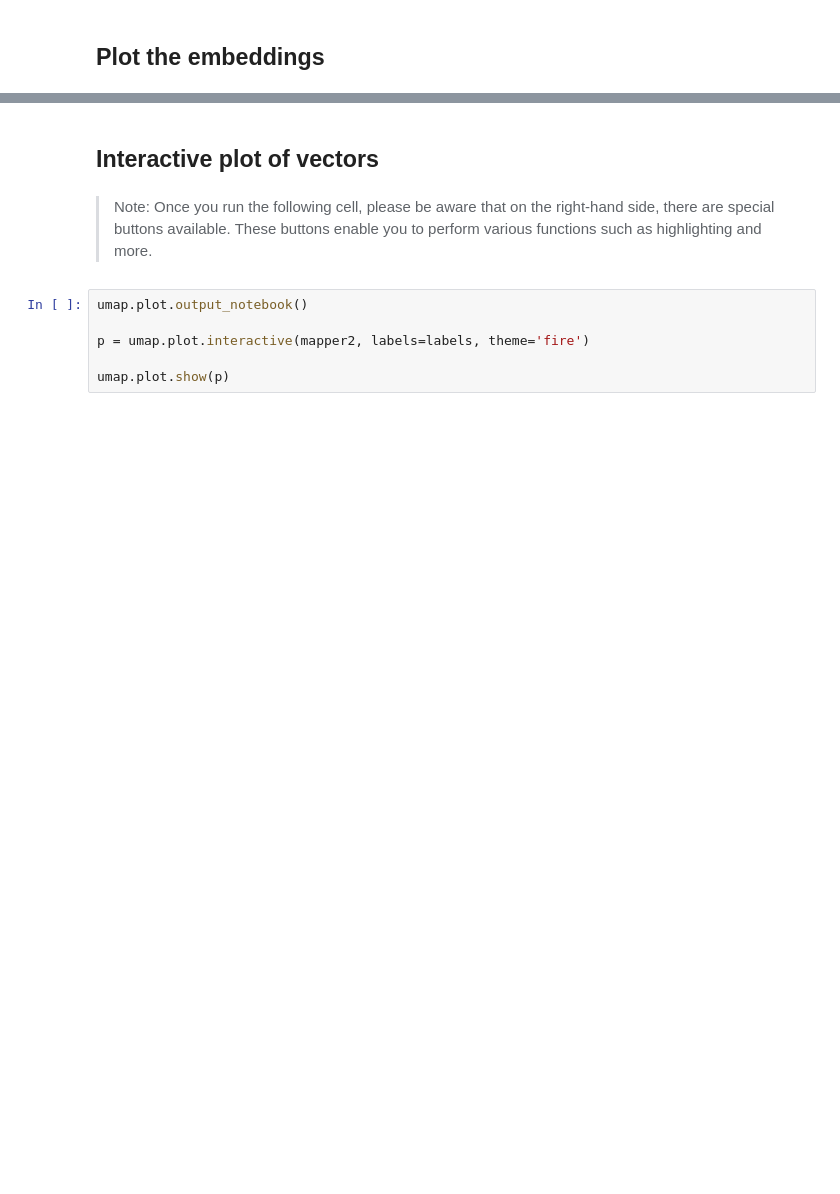
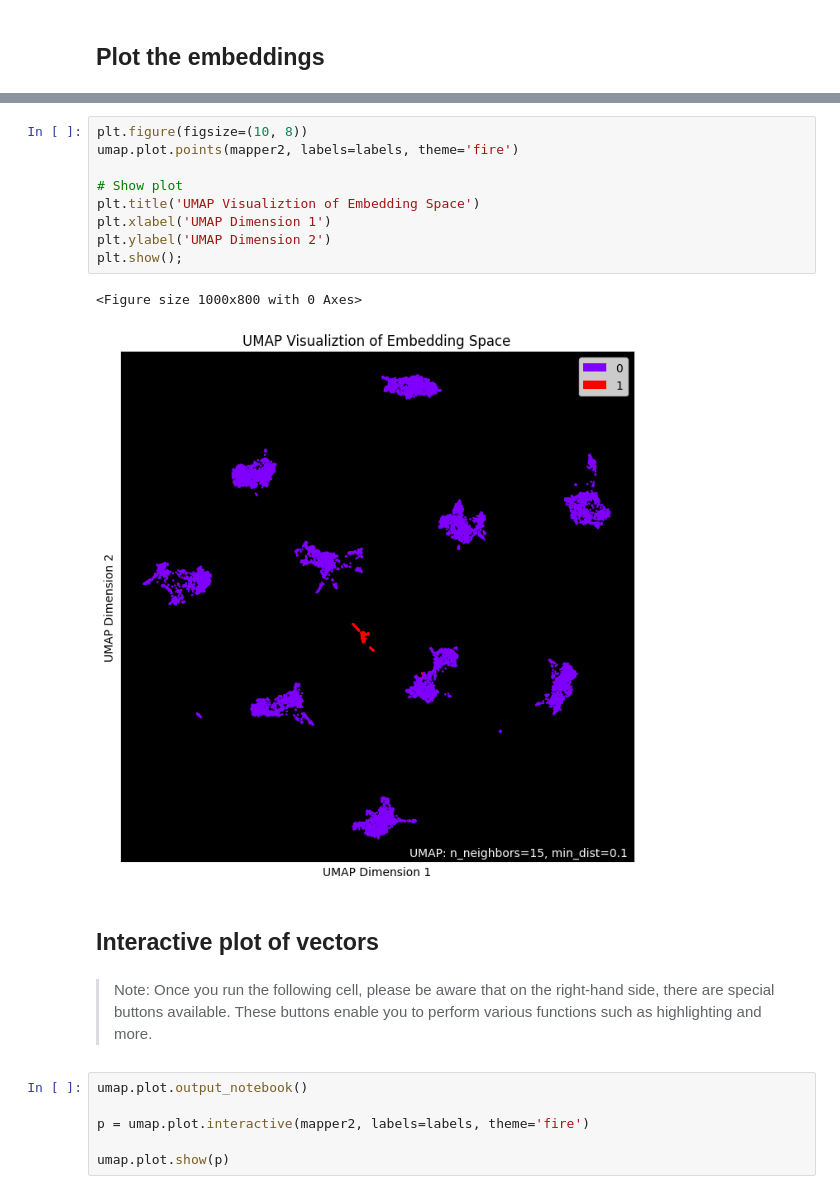
Before and after one commit to pandapanda3/online_course, a Jupyter notebook: Building Multimodal Search and RAG/L2_Multimodal_Search.ipynb, the cells around one changed output, grey strips where cells are left out. Saved outputs shown, nothing was run; the diff lists cells and outputs as text; blank space fills up the shorter version.

```diff
--- a/Building Multimodal Search and RAG/L2_Multimodal_Search.ipynb
+++ b/Building Multimodal Search and RAG/L2_Multimodal_Search.ipynb
@@ -413,3 +524,15 @@ plt.show();
+# %%
+plt.figure(figsize=(10, 8))
+umap.plot.points(mapper2, labels=labels, theme='fire')
+
+# Show plot
+plt.title('UMAP Visualiztion of Embedding Space')
+plt.xlabel('UMAP Dimension 1')
+plt.ylabel('UMAP Dimension 2')
+plt.show();
+# %% [output]
+<Figure size 1000x800 with 0 Axes>
+[figure, added]
 # %% [markdown]
 ## Interactive plot of vectors
 # %% [markdown]
```
Also changed, not shown: parts of 22 cells of this notebook, 2 other files.
